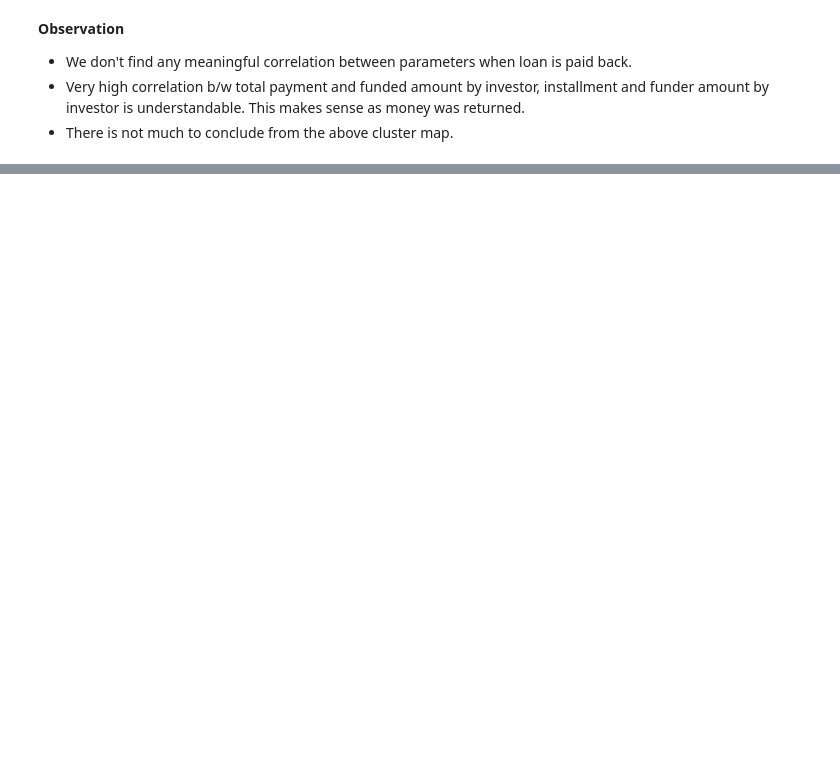
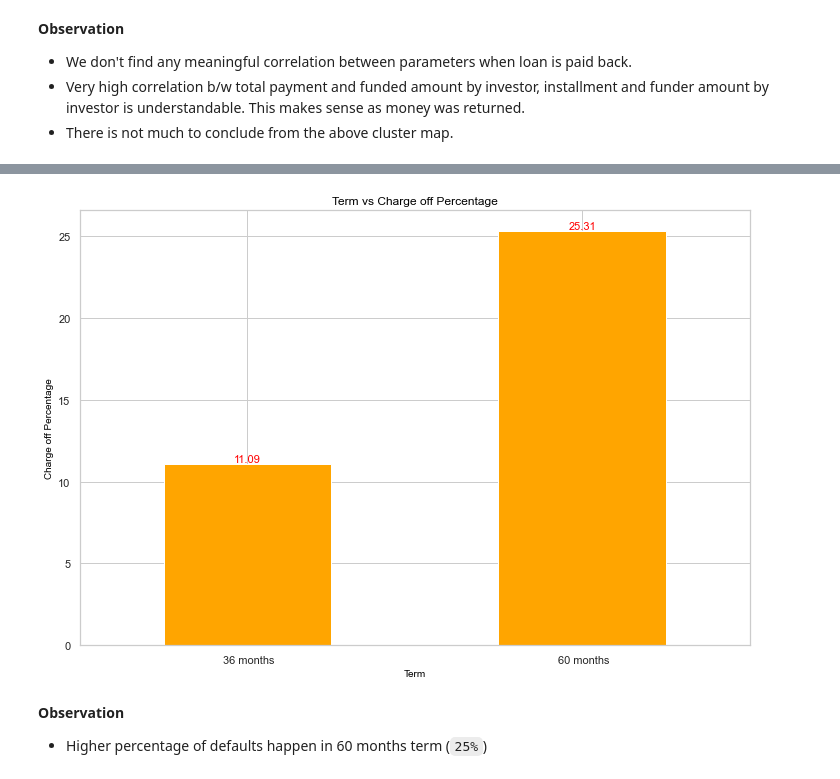
Before and after one commit to Himachallad/lending-club-casestudy, a Jupyter notebook: code/Lending club case study file.ipynb, the cells around one changed output, grey strips where cells are left out. Saved outputs shown, nothing was run; the diff lists cells and outputs as text; code cells hidden in the pictures; blank space fills up the shorter version.

```diff
--- a/code/Lending club case study file.ipynb
+++ b/code/Lending club case study file.ipynb
@@ -821,0 +873,8 @@ plt.show()
+# %%
+fig, ax = plt.subplots()
+plot_default_percentage(term_loan_status_cross_table, ylabel='Charge off Percentage', xlabel='Term')
+# %% [output]
+[figure, added]
+# %% [markdown]
+**Observation**
+- Higher percentage of defaults happen in 60 months term (`25%`)
```
Also changed, not shown: parts of 31 cells of this notebook.
